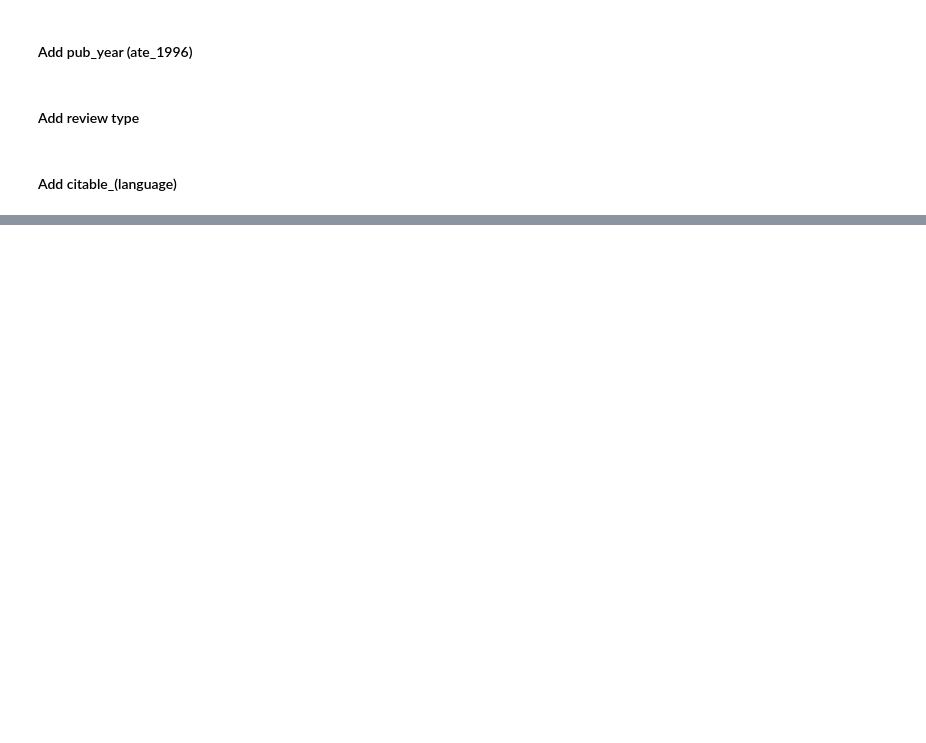
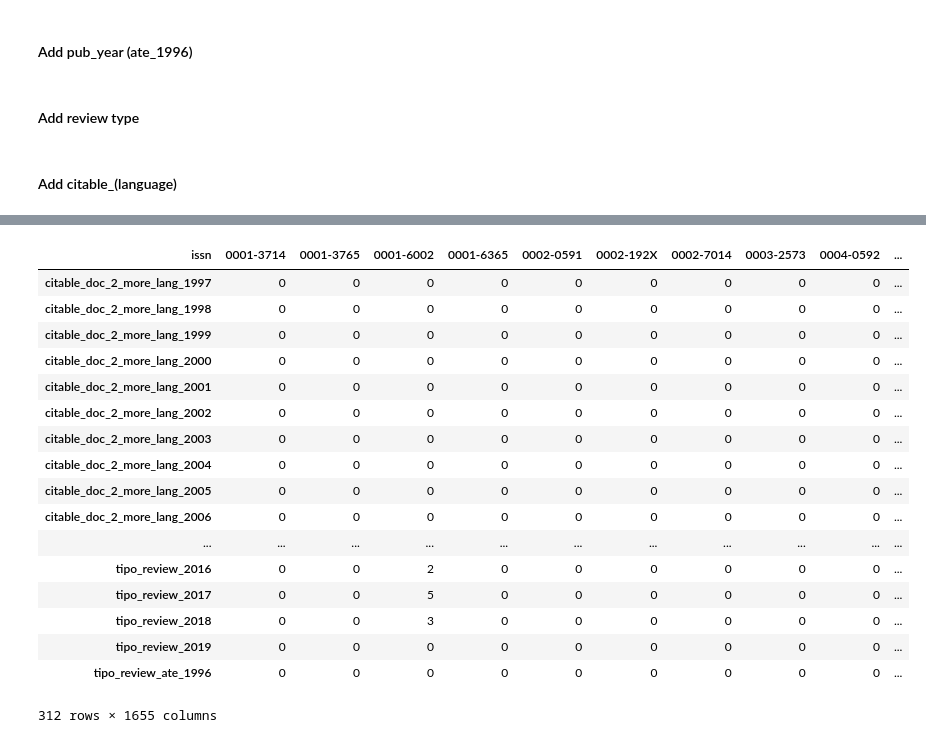
Before and after one commit to DalavanCloud/jcatalog, a Jupyter notebook: jcatalog/extractors/scielo/td_documents_languages.ipynb, the cells around one changed output, grey strips where cells are left out. Cells and saved outputs as stored; diff of their text form; code cells hidden in the pictures; blank space fills up the shorter version.

```diff
--- a/jcatalog/extractors/scielo/td_documents_languages.ipynb
+++ b/jcatalog/extractors/scielo/td_documents_languages.ipynb
@@ -249,0 +268,4 @@ td[:11].T
+# %%
+td.keys()
+for k in td.keys():
+    print(k)
@@ -249,0 +290,4 @@ td[:11].T
+# %%
+newlabel = []
+for k in td.keys():
+    newlabel.append(k[0]+'_'+k[1])
@@ -249,0 +330,23 @@ td[:11].T
+# %%
+td.columns = newlabel
+# %%
+td.T
+# %% [output]
+| issn | 0001-3714 | 0001-3765 | 0001-6002 | 0001-6365 | 0002-0591 | 0002-192X | 0002-7014 | 0003-2573 | 0004-0592 | ... |
+| citable_doc_2_more_lang_1997 | 0 | 0 | 0 | 0 | 0 | 0 | 0 | 0 | 0 | ... |
+| citable_doc_2_more_lang_1998 | 0 | 0 | 0 | 0 | 0 | 0 | 0 | 0 | 0 | ... |
+| citable_doc_2_more_lang_1999 | 0 | 0 | 0 | 0 | 0 | 0 | 0 | 0 | 0 | ... |
+| citable_doc_2_more_lang_2000 | 0 | 0 | 0 | 0 | 0 | 0 | 0 | 0 | 0 | ... |
+| citable_doc_2_more_lang_2001 | 0 | 0 | 0 | 0 | 0 | 0 | 0 | 0 | 0 | ... |
+| citable_doc_2_more_lang_2002 | 0 | 0 | 0 | 0 | 0 | 0 | 0 | 0 | 0 | ... |
+| citable_doc_2_more_lang_2003 | 0 | 0 | 0 | 0 | 0 | 0 | 0 | 0 | 0 | ... |
+| citable_doc_2_more_lang_2004 | 0 | 0 | 0 | 0 | 0 | 0 | 0 | 0 | 0 | ... |
+| citable_doc_2_more_lang_2005 | 0 | 0 | 0 | 0 | 0 | 0 | 0 | 0 | 0 | ... |
+| citable_doc_2_more_lang_2006 | 0 | 0 | 0 | 0 | 0 | 0 | 0 | 0 | 0 | ... |
+| ... | ... | ... | ... | ... | ... | ... | ... | ... | ... | ... |
+| tipo_review_2016 | 0 | 0 | 2 | 0 | 0 | 0 | 0 | 0 | 0 | ... |
+| tipo_review_2017 | 0 | 0 | 5 | 0 | 0 | 0 | 0 | 0 | 0 | ... |
+| tipo_review_2018 | 0 | 0 | 3 | 0 | 0 | 0 | 0 | 0 | 0 | ... |
+| tipo_review_2019 | 0 | 0 | 0 | 0 | 0 | 0 | 0 | 0 | 0 | ... |
+| tipo_review_ate_1996 | 0 | 0 | 0 | 0 | 0 | 0 | 0 | 0 | 0 | ... |
+312 rows × 1655 columns
```
Also changed, not shown: parts of 15 cells of this notebook.
